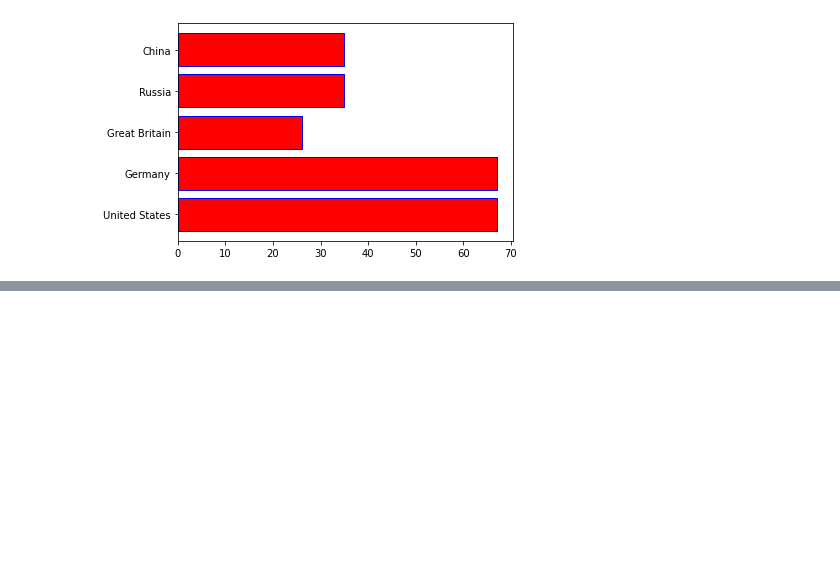
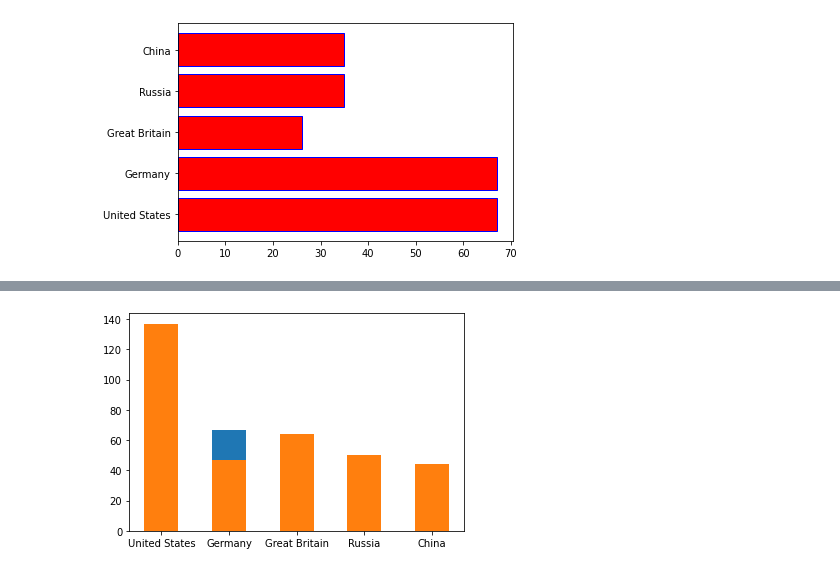
Before and after one commit to adambria1309/KurapikaZoldyck, a Jupyter notebook: Data Visualization/Introduction to Matplotlib.ipynb, the cells around one changed output, grey strips where cells are left out. Cells and saved outputs as stored; diff of their text form; code cells hidden in the pictures; blank space fills up the shorter version.

```diff
--- a/Data Visualization/Introduction to Matplotlib.ipynb
+++ b/Data Visualization/Introduction to Matplotlib.ipynb
@@ -174,0 +196,7 @@ plt.show()
+# %%
+fig, ax = plt.subplots()
+ax.bar(cntry,bronze,width=0.5)
+ax.bar(cntry,gold,width=0.5)
+plt.show()
+# %% [output]
+[figure, added]
```
Also changed, not shown: parts of 21 cells of this notebook.
